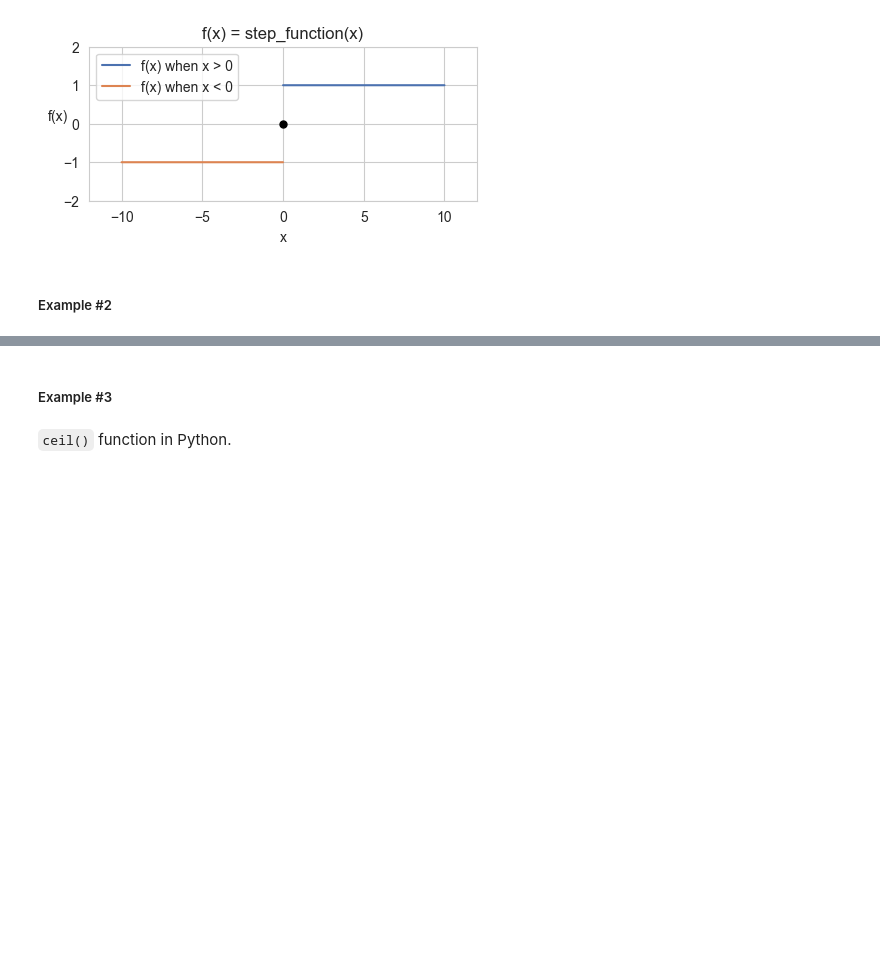
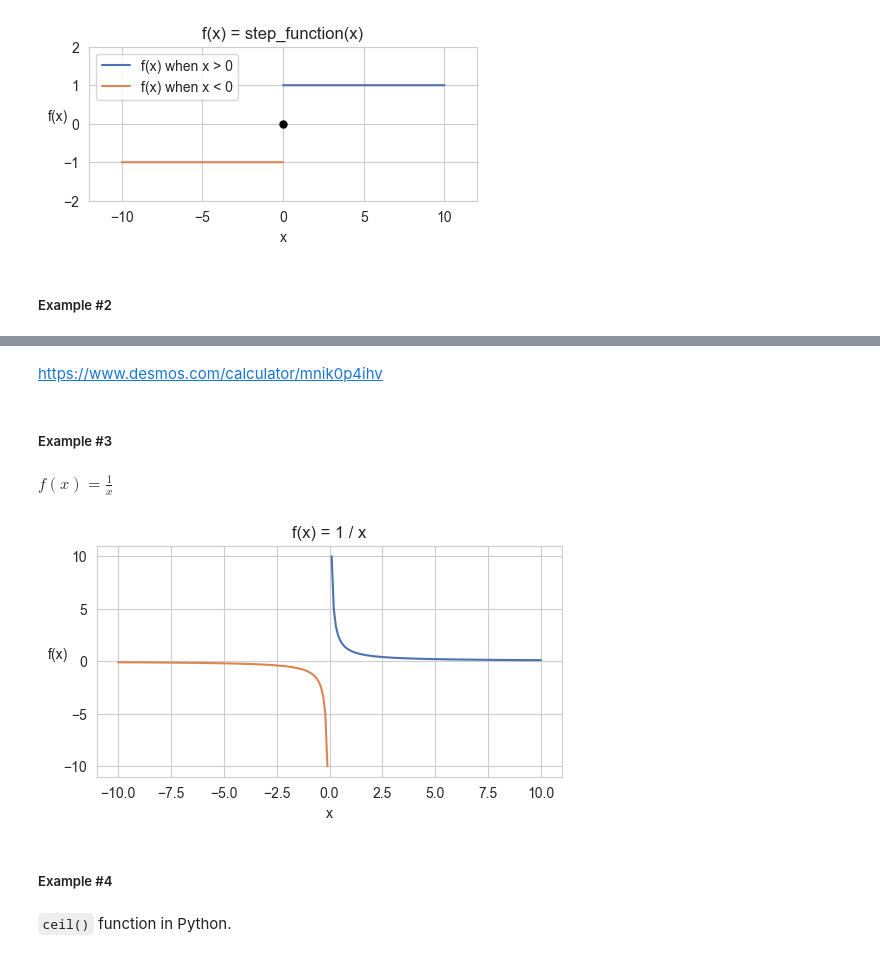
Before and after one commit to dheemanth-bhat/maths-for-ml, a Jupyter notebook: 3_Linear_Algebra/05_Optimization_1-calculus_in_ML.ipynb, the cells around one changed output, grey strips where cells are left out. Drawn from its saved outputs; the diff is of its cells as text; code cells hidden in the pictures; blank space fills up the shorter version.

```diff
--- a/3_Linear_Algebra/05_Optimization_1-calculus_in_ML.ipynb
+++ b/3_Linear_Algebra/05_Optimization_1-calculus_in_ML.ipynb
@@ -391,5 +425,28 @@ plt.show()
+# %% [markdown]
+https://www.desmos.com/calculator/mnik0p4ihv
+# %% [markdown]
+##### Example #3
+# %% [markdown]
+$f(x) = \frac{1}{x}$
+# %%
+x1 = np.arange(0.1, 10.1, 0.1)
+y1 = 1 / x1
+
+x2 = np.arange(-10, -0.01, 0.1)
+y2 = 1 / x2
+
+plt.figure(figsize=(6, 3))
+sns.lineplot(x=x1, y=y1)
+sns.lineplot(x=x2, y=y2)
+plt.title("f(x) = 1 / x")
+plt.xlabel("x")
+plt.ylabel("f(x)", rotation=0)
+
+plt.show()
+# %% [output]
+[figure, added]
 # %% [markdown]
-##### Example #3
+##### Example #4
 # %% [markdown]
 `ceil()` function in Python.
 # %% [markdown]
```
Also changed, not shown: parts of 22 cells of this notebook, 8 other files.
